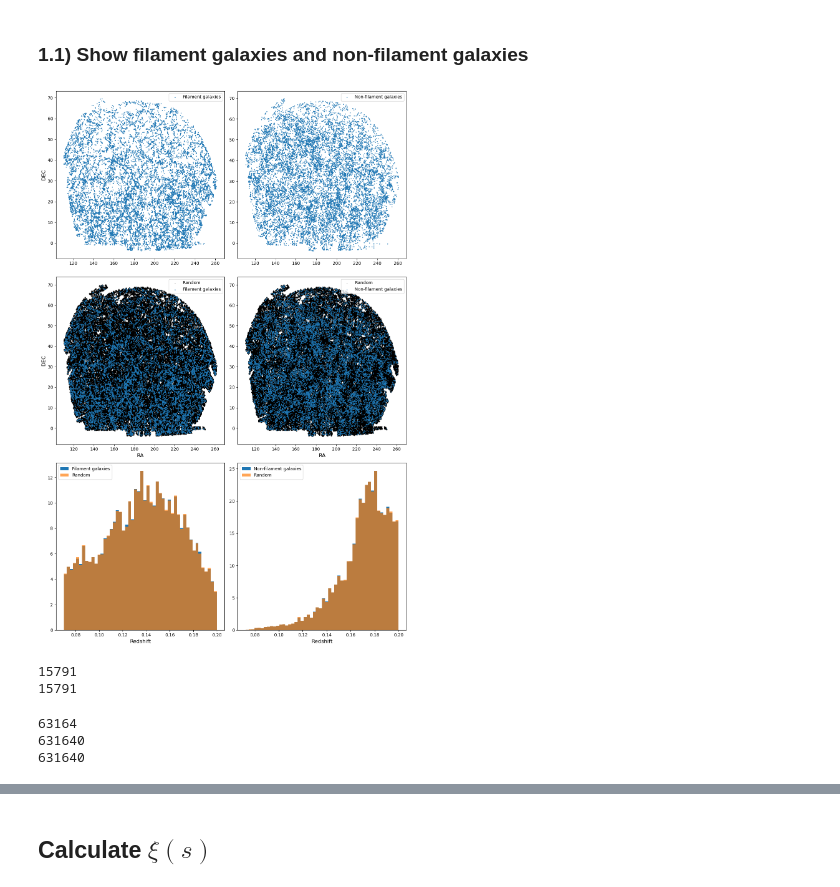
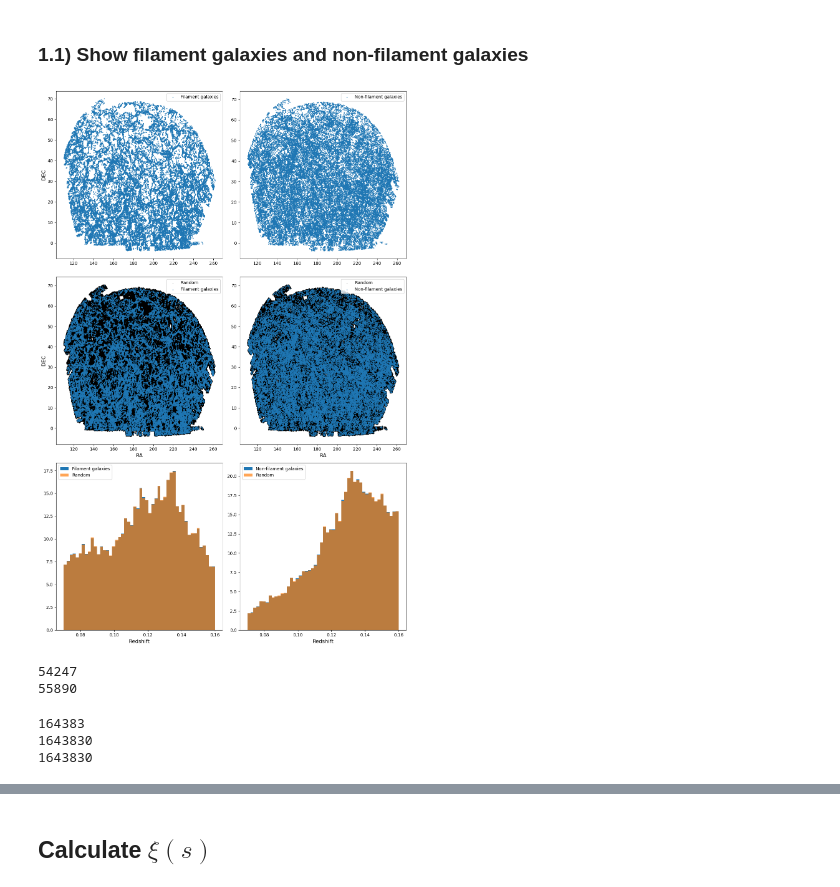
Before and after one commit to FedeDavilaKurban/filbao, a Jupyter notebook: main.ipynb, the cells around one changed output, grey strips where cells are left out. Drawn from its saved outputs; the diff is of its cells as text; code cells hidden in the pictures.

```diff
--- a/main.ipynb
+++ b/main.ipynb
@@ -26,8 +26,8 @@ sample = 'nyu'
 h = 0.6774  # Hubble constant
 zmin, zmax = 0.07, 0.2  # Redshift range
 ran_method = 'random_choice' # Random redshift generation method ['random_choice', 'piecewise', 'poly']
-mag_max = -21.2  # Maximum magnitude
-gr_min = 0.8
+mag_max = -20.5  # Maximum magnitude
+gr_min = 0
 deg = 4
 dist_min = 5.
 dist_max = 10.
@@ -261,9 +261,10 @@ import matplotlib.pyplot as plt
 
 # Define filament and non-filament galaxies
 p25,p50,p75 = np.percentile(cat_sdss_z_mag['dist_fil'],[25,50,75])
+p33,p66 = np.percentile(cat_sdss_z_mag['dist_fil'],[33,66])
 
-filgxs = cat_sdss_z_mag[cat_sdss_z_mag['dist_fil']<=p25]
-nonfilgxs = cat_sdss_z_mag[cat_sdss_z_mag['dist_fil']>p75]
+filgxs = cat_sdss_z_mag[cat_sdss_z_mag['dist_fil']<=p33]
+nonfilgxs = cat_sdss_z_mag[cat_sdss_z_mag['dist_fil']>p66]
 
 # Create randoms for each sample
 random_filgxs_red = generate_random_red(filgxs['red'].values, nrand, ran_method=ran_method, deg=deg)
@@ -312,42 +313,42 @@ axes[1,0].set_xlabel("RA", fontsize=12)
 axes[0,0].set_ylabel("DEC", fontsize=12)
 axes[1,0].set_ylabel("DEC", fontsize=12)
 axes[0,0].tick_params(axis='both', labelsize=10)
 
 
 #axes[1].set_title("Redshift distribution", fontsize=14)
 axes[1,1].set_xlabel("RA", fontsize=12)
 axes[0,1].tick_params(axis='both', labelsize=10)
 
 axes[0,0].legend(loc=1)
 axes[0,1].legend(loc=1)
 axes[1,0].legend(loc=1)
 axes[1,1].legend(loc=1)
 axes[2,0].legend(loc=2)
 axes[2,1].legend(loc=2)
 
 
 axes[2,0].set_xlabel("Redshift", fontsize=12)
 axes[2,1].set_xlabel("Redshift", fontsize=12)
 
 # Adjust layout for readability
 plt.tight_layout()
 
 # Save or show the figure
 #plt.savefig('1x2_plot_layout.png', dpi=300)  # Save as a high-res image
 plt.show()
 
 print(len(filgxs))
 print(len(nonfilgxs))
 # %% [output]
-[figure, old version]
+[figure, new version]
-15791
-15791
+54247
+55890
 # %%
 print(len(cat_sdss_z_mag))
 print(len(random_filgxs))
 print(len(random_nonfilgxs))
 # %% [output]
-63164
-631640
-631640
+164383
+1643830
+1643830
 # %%
```
Also changed, not shown: parts of 8 cells of this notebook.
